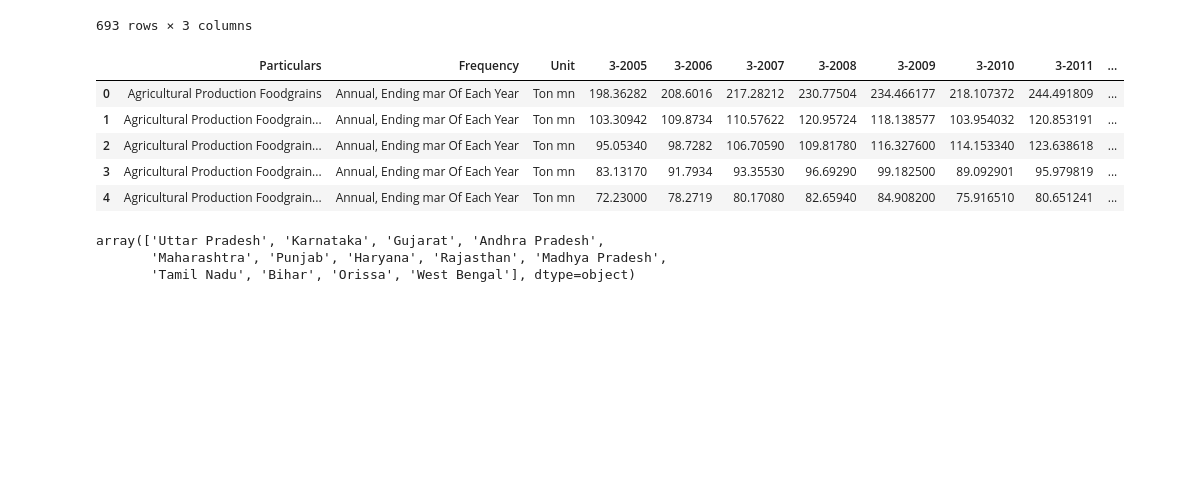
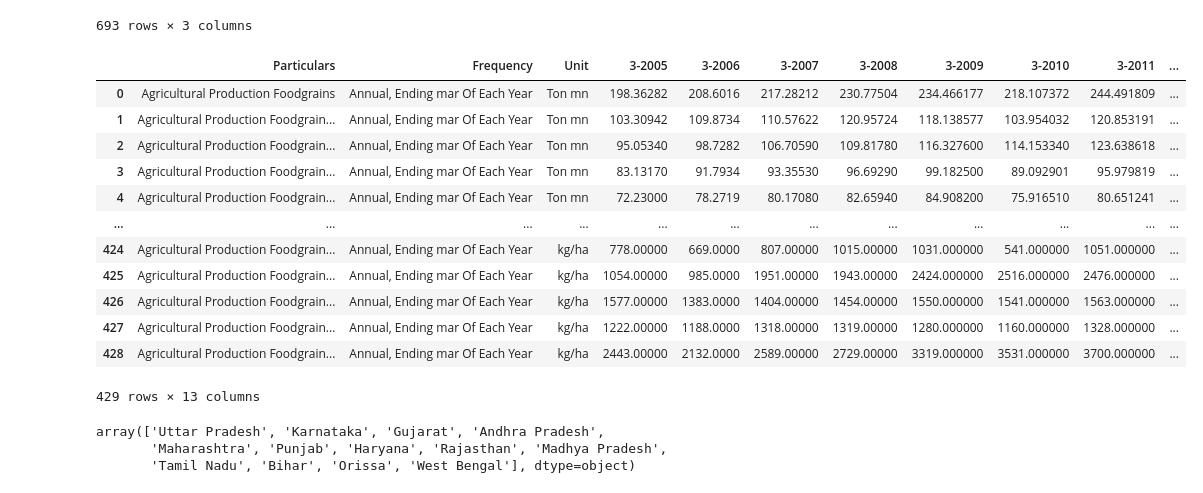
Before and after one commit to bitanb1999/FeyNN, a Jupyter notebook: FeyNN.ipynb, the cells around one changed output. Drawn from its saved outputs; the diff is of its cells as text; code cells hidden in the pictures; blank space fills up the shorter version.

```diff
--- a/FeyNN.ipynb
+++ b/FeyNN.ipynb
@@ -99,14 +98,21 @@ crop=pd.read_csv("/content/crop_production.csv")
 crop=crop[crop.Crop.isin(['Tea','Coffee'])]
 # %%
-produce=pd.read_csv("/content/produce.csv")
+produce=pd.read_csv("./produce.csv")
 produce=produce.drop(axis=1,columns=produce.columns[3:15])
 # %%
-produce.head()
+produce
 # %% [output]
 |  | Particulars | Frequency | Unit | 3-2005 | 3-2006 | 3-2007 | 3-2008 | 3-2009 | 3-2010 | 3-2011 | ... |
 | 0 | Agricultural Production Foodgrains | Annual, Ending mar Of Each Year | Ton mn | 198.36282 | 208.6016 | 217.28212 | 230.77504 | 234.466177 | 218.107372 | 244.491809 | ... |
 | 1 | Agricultural Production Foodgrain... | Annual, Ending mar Of Each Year | Ton mn | 103.30942 | 109.8734 | 110.57622 | 120.95724 | 118.138577 | 103.954032 | 120.853191 | ... |
 | 2 | Agricultural Production Foodgrain... | Annual, Ending mar Of Each Year | Ton mn | 95.05340 | 98.7282 | 106.70590 | 109.81780 | 116.327600 | 114.153340 | 123.638618 | ... |
 | 3 | Agricultural Production Foodgrain... | Annual, Ending mar Of Each Year | Ton mn | 83.13170 | 91.7934 | 93.35530 | 96.69290 | 99.182500 | 89.092901 | 95.979819 | ... |
 | 4 | Agricultural Production Foodgrain... | Annual, Ending mar Of Each Year | Ton mn | 72.23000 | 78.2719 | 80.17080 | 82.65940 | 84.908200 | 75.916510 | 80.651241 | ... |
+| ... | ... | ... | ... | ... | ... | ... | ... | ... | ... | ... | ... |
+| 424 | Agricultural Production Foodgrain... | Annual, Ending mar Of Each Year | kg/ha | 778.00000 | 669.0000 | 807.00000 | 1015.00000 | 1031.000000 | 541.000000 | 1051.000000 | ... |
+| 425 | Agricultural Production Foodgrain... | Annual, Ending mar Of Each Year | kg/ha | 1054.00000 | 985.0000 | 1951.00000 | 1943.00000 | 2424.000000 | 2516.000000 | 2476.000000 | ... |
+| 426 | Agricultural Production Foodgrain... | Annual, Ending mar Of Each Year | kg/ha | 1577.00000 | 1383.0000 | 1404.00000 | 1454.00000 | 1550.000000 | 1541.000000 | 1563.000000 | ... |
+| 427 | Agricultural Production Foodgrain... | Annual, Ending mar Of Each Year | kg/ha | 1222.00000 | 1188.0000 | 1318.00000 | 1319.00000 | 1280.000000 | 1160.000000 | 1328.000000 | ... |
+| 428 | Agricultural Production Foodgrain... | Annual, Ending mar Of Each Year | kg/ha | 2443.00000 | 2132.0000 | 2589.00000 | 2729.00000 | 3319.000000 | 3531.000000 | 3700.000000 | ... |
+429 rows × 13 columns
 # %%
```
Also changed, not shown: parts of 31 cells of this notebook.
